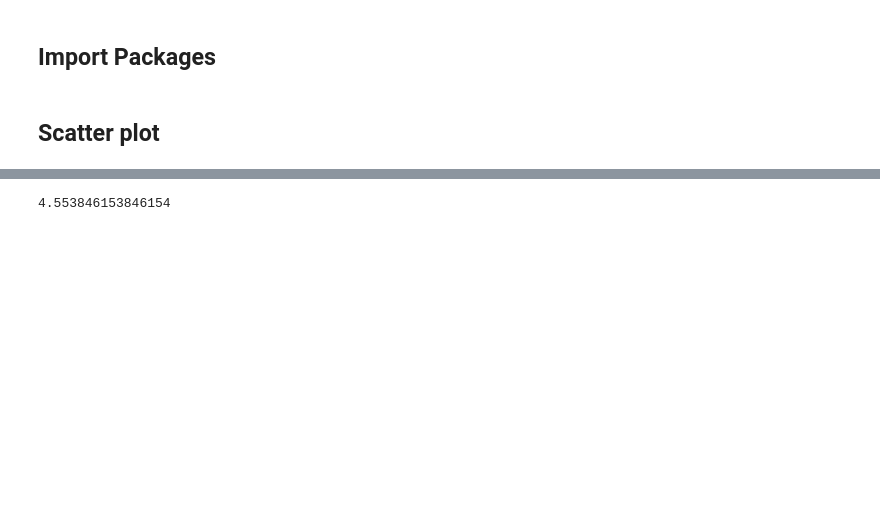
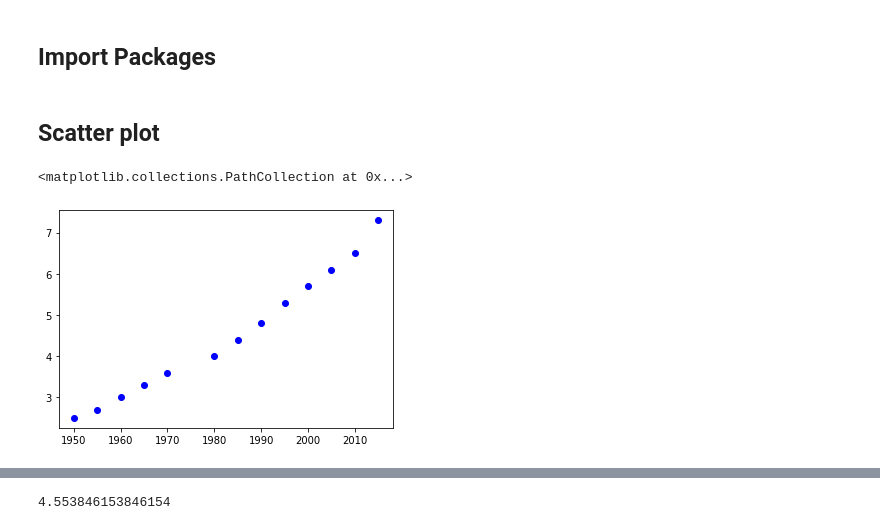
Before and after one commit to MariamKotob/ML2-notebook, a Jupyter notebook: 3-Data Visualization.ipynb, the cells around one changed output, grey strips where cells are left out. Cells and saved outputs as stored; diff of their text form; code cells hidden in the pictures; blank space fills up the shorter version.

```diff
--- a/3-Data Visualization.ipynb
+++ b/3-Data Visualization.ipynb
@@ -15,4 +15,8 @@ import os
 # %%
 years=[1950,1955,1960,1965,1970,1980,1985,1990,1995,2000,2005,2010,2015]
 pops=[2.5,2.7,3.0,3.3,3.6,4.0,4.4,4.8,5.3,5.7,6.1,6.5,7.3]
 # plot  a scatter chart where the x axis is the year and the y axis is the population you can use plt.plot
+plt.scatter(years, pops, color='b')
+# %% [output]
+<matplotlib.collections.PathCollection at 0x...>
+[figure, added]
```
Also changed, not shown: parts of 9 cells of this notebook.
